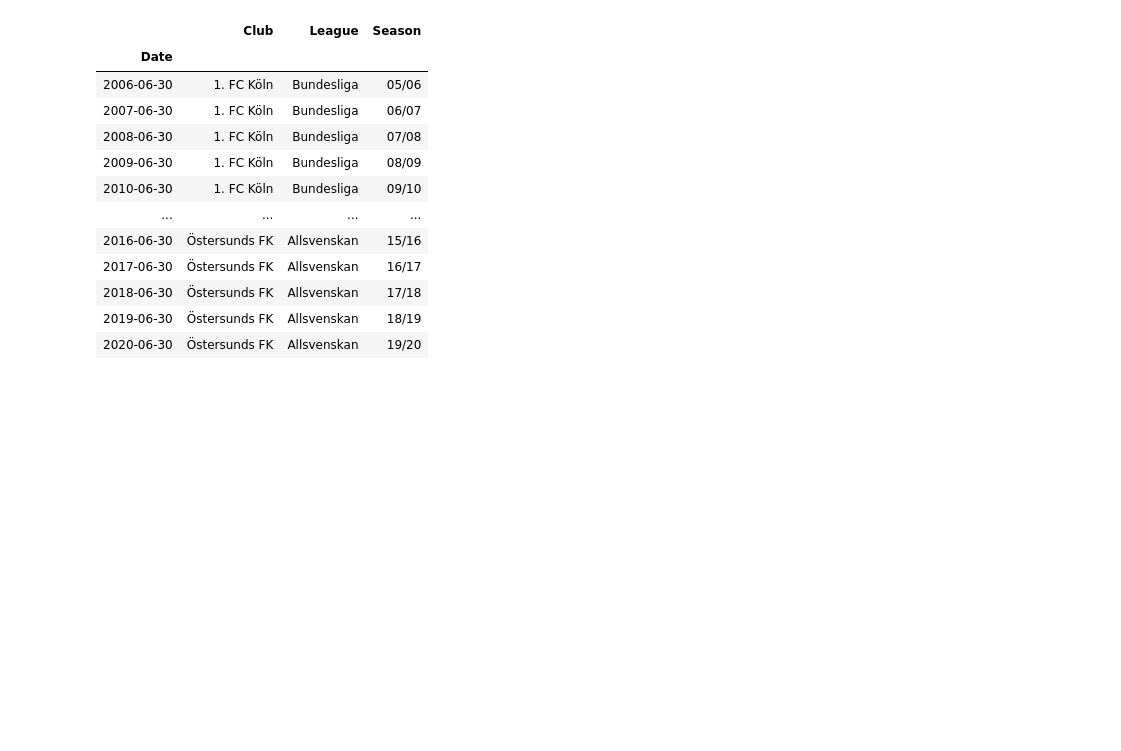
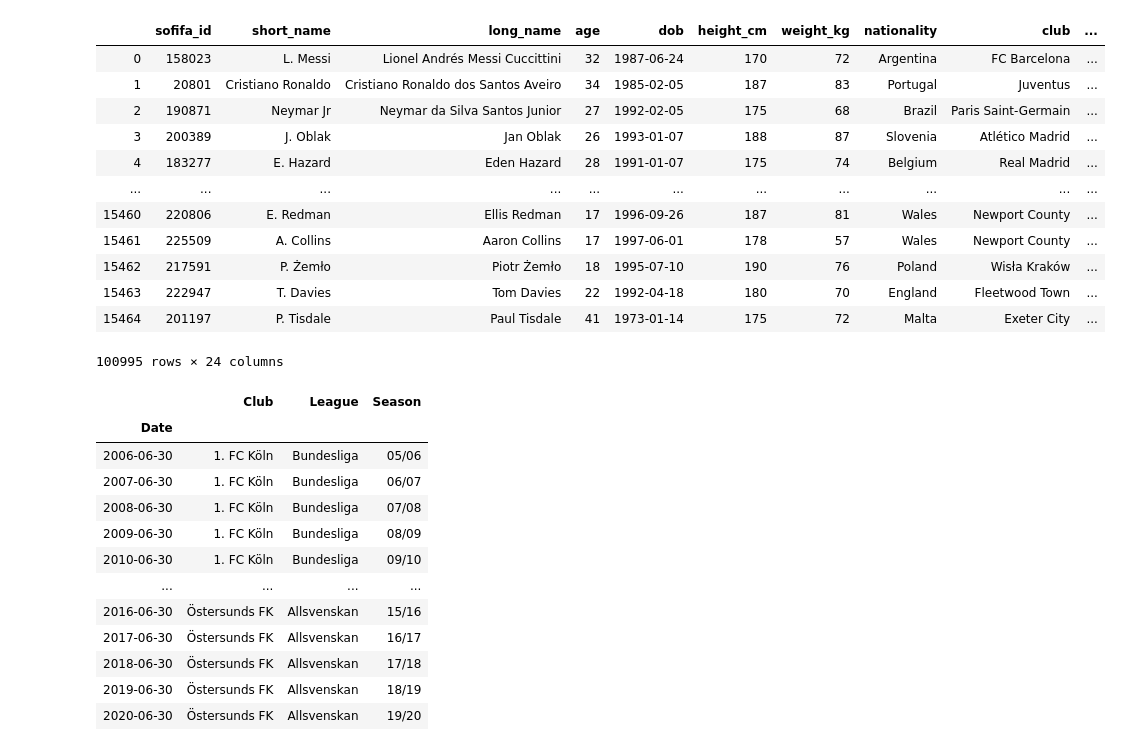
Before and after one commit to ashotkhanaslanyan/Capstone, a Jupyter notebook: notebooks/cleaning.ipynb, the cells around one changed output. Cells and saved outputs as stored; diff of their text form; code cells hidden in the pictures; blank space fills up the shorter version.

```diff
--- a/notebooks/cleaning.ipynb
+++ b/notebooks/cleaning.ipynb
@@ -261,7 +261,7 @@ def clean_sofifa(players_20, year):
     players_20.player_positions = players_20.player_positions.apply(positions_list)
     players_20.main_position = players_20.main_position.astype('category')
     players_20.team_position = players_20.team_position.astype('category')
-    players_20.preferred_foot = players_20.team_position.astype('category')
+    players_20.preferred_foot = players_20.preferred_foot.astype('category')
     players_20.joined = pd.to_datetime(players_20.joined)
     players_20.contract_valid_until = pd.to_datetime(players_20.contract_valid_until, format='%Y', errors = 'coerce')
     players_20.dob = pd.to_datetime(players_20.dob)
@@ -280,7 +280,9 @@ def get_head_info(players_20):
                    select(X.sofifa_id, X.short_name, X.long_name, X.age, X.dob, X.height_cm,
                           X.weight_kg, X.nationality, X.club, X.main_position, X.player_positions,
                           X.overall, X.potential, X.preferred_foot, X.weak_foot, X.skill_moves,
-                          X.work_rate,X.team_position,X.joined, X.contract_valid_until, X.game_year ))
+                          X.work_rate,X.team_position,X.joined, X.contract_valid_until,
+                          X.international_reputation, X.release_clause_eur, X.wage_eur,
+                          X.game_year ))
     return players_head
 # %%
 def get_teams_leagues(markval):
@@ -338,7 +340,6 @@ def get_all_positions(players_20):
     append_or_create("positions/goalkeepers_Clean.pkl",goalkeepers_20)
     append_or_create("sofifa_long_Clean.pkl",all_positions_long)
 # %%
-# players_20 = pd.read_csv("players_20.csv")
 # players_20.head(20)
 
 
@@ -364,35 +365,52 @@ clean_midfielders_attributes = ['sofifa_id', 'player_positions', 'main_position'
                                ]
 winger_attributes = ['sofifa_id', 'player_positions', 'main_position', 'team_position','game_year',
                      'pace', 'passing', 'dribbling', 'attacking_crossing',
                      'attacking_short_passing', 'movement_acceleration','movement_sprint_speed',
                      'movement_agility', 'power_stamina', 'mentality_vision'] #skill_moves
 def_midfielders_attributes = ['sofifa_id',  'player_positions','main_position', 'team_position',
                               'game_year',
                             'defending', 'mentality_aggression', 'mentality_interceptions', 'defending_marking',
                               'defending_standing_tackle','defending_sliding_tackle']
 att_midfielders_attributes = ['sofifa_id', 'player_positions', 'main_position', 'game_year',
                               'team_position','pace', 'passing', 'attacking_short_passing', 'skill_ball_control',
                               'power_stamina', 'power_long_shots', 'mentality_vision']
 defenders_attributes = ['sofifa_id','player_positions','main_position','team_position','game_year',
                         'physic', 'defending', 'mentality_aggression',
                         'mentality_interceptions','defending_marking', 'defending_standing_tackle',
                         'defending_sliding_tackle', 'attacking_heading_accuracy','power_jumping',
                         'mentality_composure']
 full_backs_attributes = ['sofifa_id','player_positions','main_position','team_position', 'game_year',
                          'pace', 'defending', 'mentality_aggression', 'attacking_crossing',
                         'mentality_interceptions','defending_marking', 'defending_standing_tackle',
                         'defending_sliding_tackle','mentality_composure']
 goalkeepers_attributes = ['sofifa_id','player_positions', 'main_position','team_position', 'game_year',
                           'gk_diving','gk_handling','gk_kicking','gk_reflexes',
                           'gk_speed','gk_positioning']
 all_positions = ["ls","st","rs","lw","lf","cf","rf","rw","lam",
              "cam","ram","lm","lcm","cm","rcm","rm","lwb",
              "ldm","cdm","rdm","rwb","lb","lcb","cb","rcb","rb"]
 
 # player_attributes = []
-# players_20 = clean_sofifa(players_20, year = 2020)
-# players_head = get_head_info(players_20)
+players_20 = pd.read_csv("players_15.csv")
+players_20 = clean_sofifa(players_20, year = 2015)
+players_head = get_head_info(players_20)
 # players_20
+append_or_create("sofifa_head_Clean.pkl", players_head)
+pd.read_pickle("sofifa_head_Clean.pkl")
+# %% [output]
+|  | sofifa_id | short_name | long_name | age | dob | height_cm | weight_kg | nationality | club | ... |
+| 0 | 158023 | L. Messi | Lionel Andrés Messi Cuccittini | 32 | 1987-06-24 | 170 | 72 | Argentina | FC Barcelona | ... |
+| 1 | 20801 | Cristiano Ronaldo | Cristiano Ronaldo dos Santos Aveiro | 34 | 1985-02-05 | 187 | 83 | Portugal | Juventus | ... |
+| 2 | 190871 | Neymar Jr | Neymar da Silva Santos Junior | 27 | 1992-02-05 | 175 | 68 | Brazil | Paris Saint-Germain | ... |
+| 3 | 200389 | J. Oblak | Jan Oblak | 26 | 1993-01-07 | 188 | 87 | Slovenia | Atlético Madrid | ... |
+| 4 | 183277 | E. Hazard | Eden Hazard | 28 | 1991-01-07 | 175 | 74 | Belgium | Real Madrid | ... |
+| ... | ... | ... | ... | ... | ... | ... | ... | ... | ... | ... |
+| 15460 | 220806 | E. Redman | Ellis Redman | 17 | 1996-09-26 | 187 | 81 | Wales | Newport County | ... |
+| 15461 | 225509 | A. Collins | Aaron Collins | 17 | 1997-06-01 | 178 | 57 | Wales | Newport County | ... |
+| 15462 | 217591 | P. Żemło | Piotr Żemło | 18 | 1995-07-10 | 190 | 76 | Poland | Wisła Kraków | ... |
+| 15463 | 222947 | T. Davies | Tom Davies | 22 | 1992-04-18 | 180 | 70 | England | Fleetwood Town | ... |
+| 15464 | 201197 | P. Tisdale | Paul Tisdale | 41 | 1973-01-14 | 175 | 72 | Malta | Exeter City | ... |
+100995 rows × 24 columns
 # %%
 # get_all_positions(players_20)
 # %%
```
Also changed, not shown: parts of 1 cell of this notebook, 10 other files.
